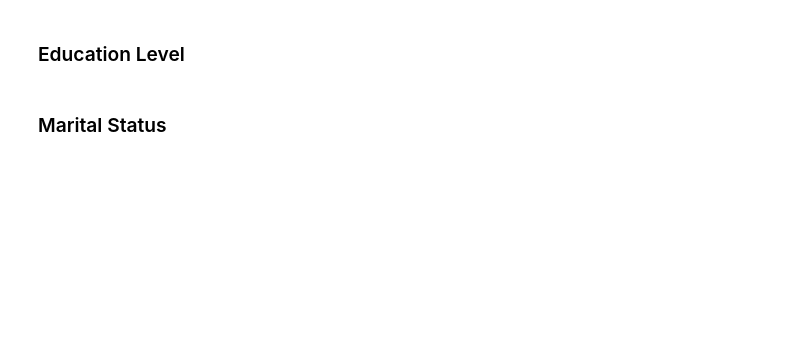
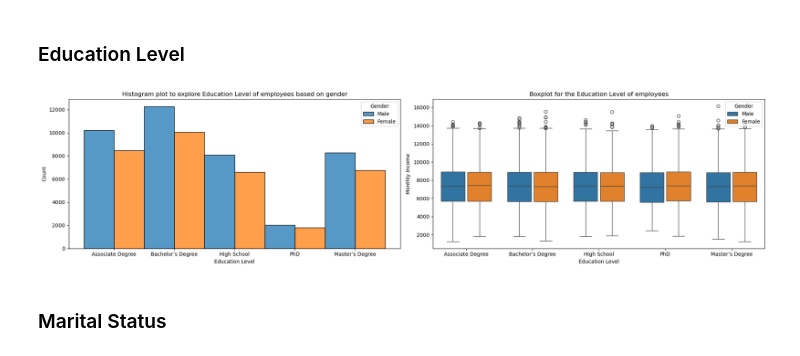
Before and after one commit to buddhathapa12/employment_attrition_analysis, a Jupyter notebook: employment_attrition.ipynb, the cells around one changed output. Saved outputs shown, nothing was run; the diff lists cells and outputs as text; code cells hidden in the pictures; blank space fills up the shorter version.

```diff
--- a/employment_attrition.ipynb
+++ b/employment_attrition.ipynb
@@ -213,4 +267,15 @@ plt.show()
 # %% [markdown]
 ### Education Level
+# %%
+fig, axs= plt.subplots(1, 2, figsize= (20, 5))
+sns.histplot(data= employee_df, x= "Education Level", hue= "Gender", legend= True,  multiple="dodge", ax= axs[0])
+axs[0].set_title("Histogram plot to explore Education Level of employees based on gender")
+
+sns.boxplot(data= employee_df, x= "Education Level", y="Monthly Income", hue="Gender", gap=0.1, ax= axs[1])
+axs[1].set_title("Boxplot for the Education Level of employees")
+plt.tight_layout()
+plt.show()
+# %% [output]
+[figure, added]
 # %% [markdown]
 ### Marital Status
```
Also changed, not shown: parts of 18 cells of this notebook.
